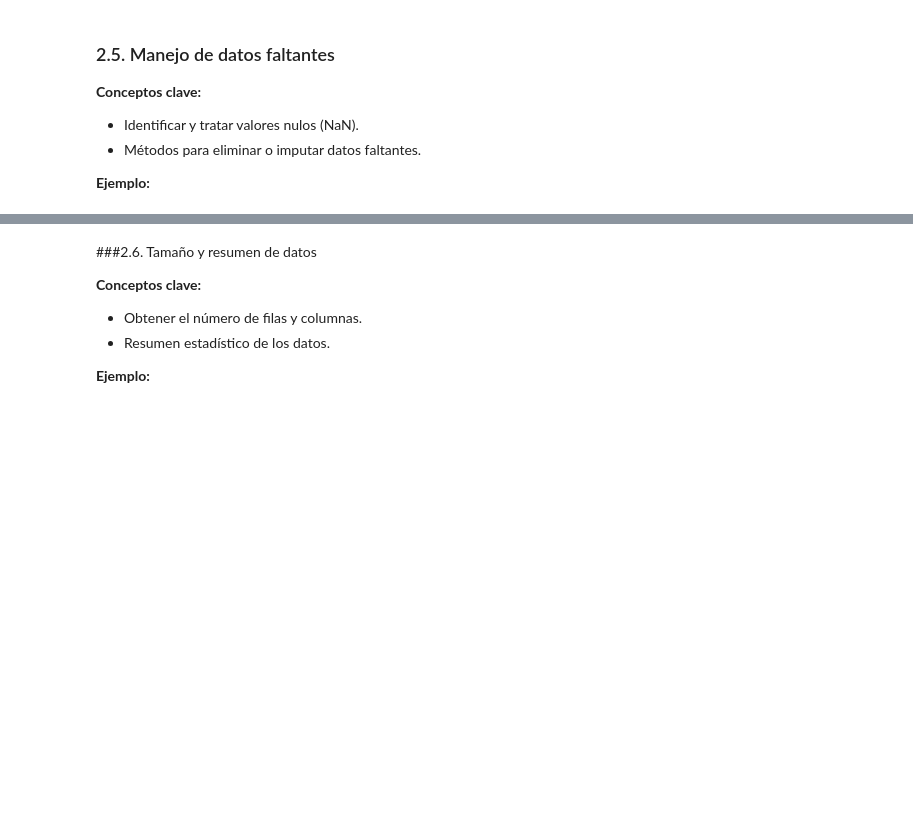
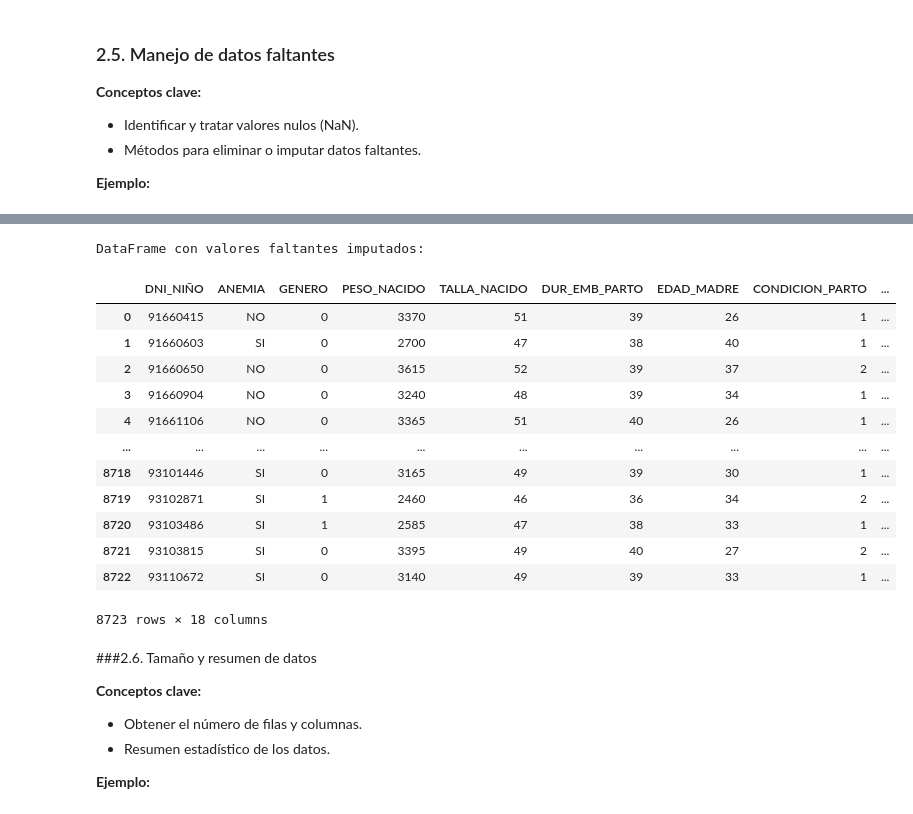
Before and after one commit to ErosVillegass/Programmation-101, a Jupyter notebook: 07_manipulaci_n_de_datos_con_pandas.ipynb, the cells around one changed output, grey strips where cells are left out. Cells and saved outputs as stored; diff of their text form; code cells hidden in the pictures; blank space fills up the shorter version.

```diff
--- a/07_manipulaci_n_de_datos_con_pandas.ipynb
+++ b/07_manipulaci_n_de_datos_con_pandas.ipynb
@@ -228,8 +406,23 @@ print(df_sin_nan)
 # %%
 # Imputar valores faltantes
 df_imputado = df_con_nan.fillna({'Edad': df_con_nan['Edad'].mean()})
 print("\nDataFrame con valores faltantes imputados:")
-print(df_imputado)
+df_imputado
+# %% [output]
+DataFrame con valores faltantes imputados:
+|  | DNI_NIÑO | ANEMIA | GENERO | PESO_NACIDO | TALLA_NACIDO | DUR_EMB_PARTO | EDAD_MADRE | CONDICION_PARTO | ... |
+| 0 | 91660415 | NO | 0 | 3370 | 51 | 39 | 26 | 1 | ... |
+| 1 | 91660603 | SI | 0 | 2700 | 47 | 38 | 40 | 1 | ... |
+| 2 | 91660650 | NO | 0 | 3615 | 52 | 39 | 37 | 2 | ... |
+| 3 | 91660904 | NO | 0 | 3240 | 48 | 39 | 34 | 1 | ... |
+| 4 | 91661106 | NO | 0 | 3365 | 51 | 40 | 26 | 1 | ... |
+| ... | ... | ... | ... | ... | ... | ... | ... | ... | ... |
+| 8718 | 93101446 | SI | 0 | 3165 | 49 | 39 | 30 | 1 | ... |
+| 8719 | 93102871 | SI | 1 | 2460 | 46 | 36 | 34 | 2 | ... |
+| 8720 | 93103486 | SI | 1 | 2585 | 47 | 38 | 33 | 1 | ... |
+| 8721 | 93103815 | SI | 0 | 3395 | 49 | 40 | 27 | 2 | ... |
+| 8722 | 93110672 | SI | 0 | 3140 | 49 | 39 | 33 | 1 | ... |
+8723 rows × 18 columns
 # %% [markdown]
 ###2.6. Tamaño y resumen de datos
 
```
Also changed, not shown: parts of 19 cells of this notebook.
